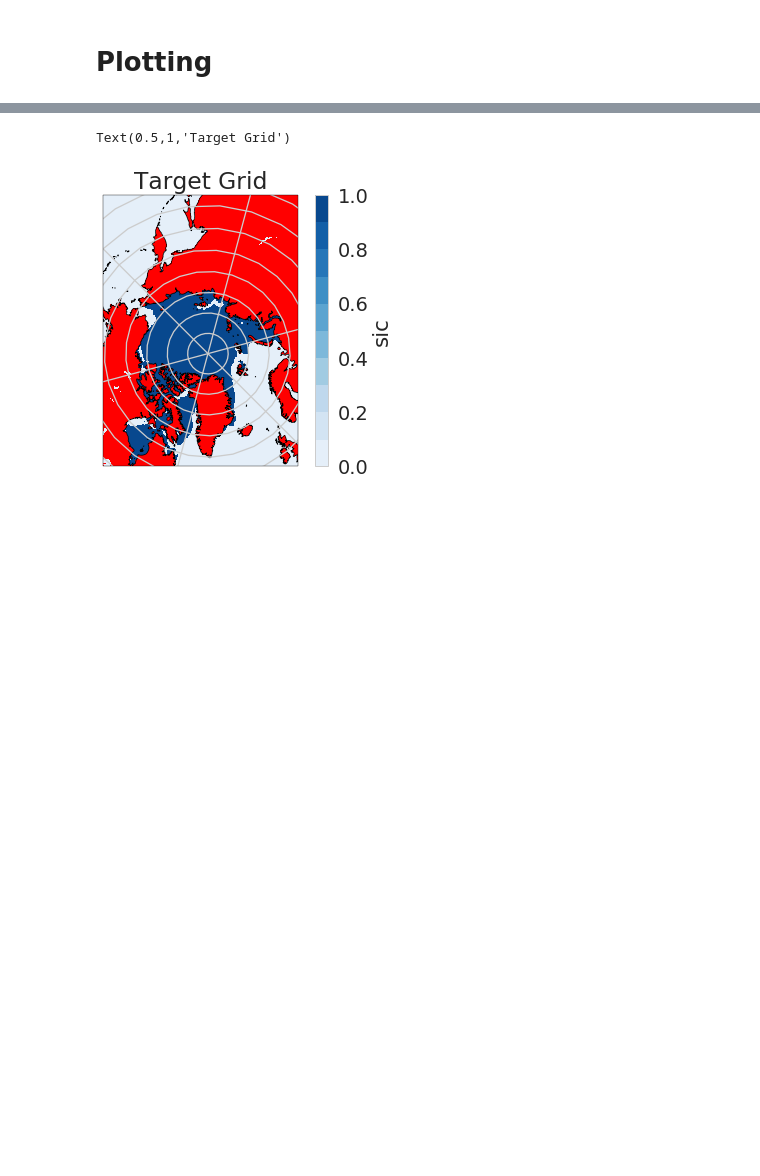
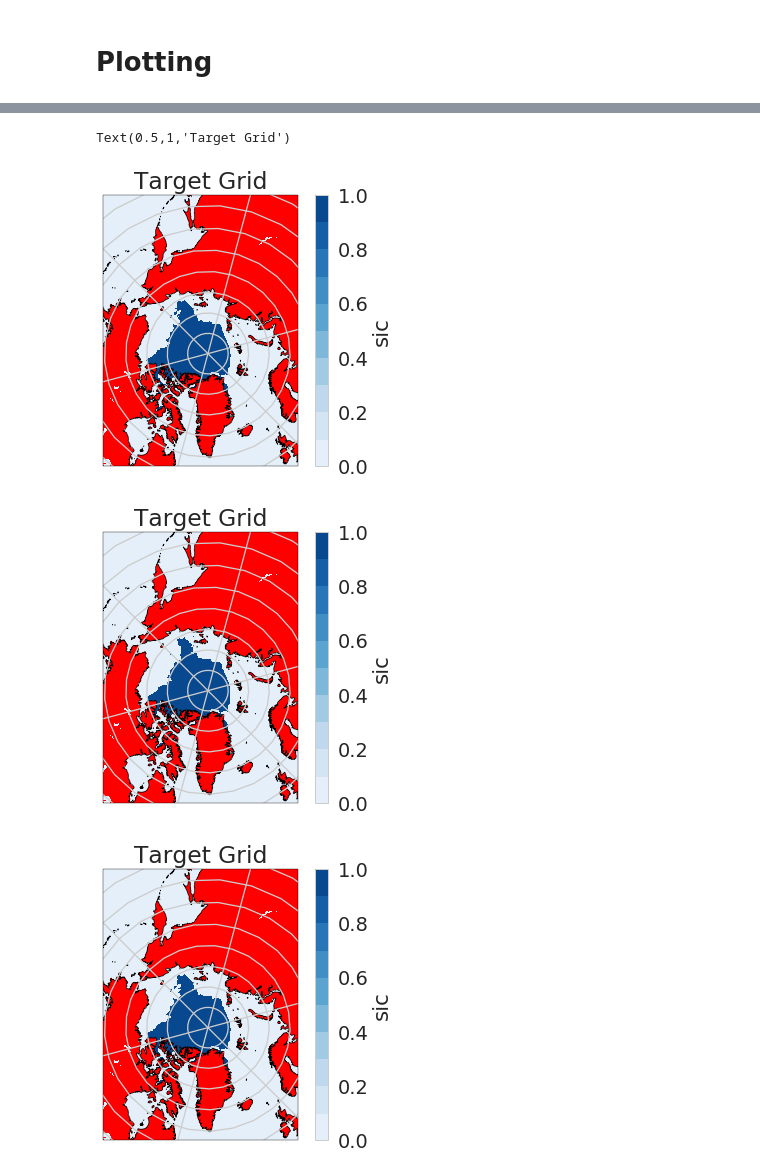
Before and after one commit to NicWayand/ESIO, a Jupyter notebook: notebooks/Regrid_NicoSun.ipynb, the cells around one changed output, grey strips where cells are left out. Drawn from its saved outputs; the diff is of its cells as text; code cells hidden in the pictures; blank space fills up the shorter version.

```diff
--- a/notebooks/Regrid_NicoSun.ipynb
+++ b/notebooks/Regrid_NicoSun.ipynb
@@ -153,7 +200,7 @@ Saved  /home/disk/sipn/nicway/data/model/nicosipn/forecast/sipn_nc/2018_07_Stere
 # %% [markdown]
 # Plotting
 # %%
-sic_all = xr.open_mfdataset('/home/disk/sipn/nicway/data/model/nicosipn/forecast/sipn_nc/2018_07_Stereo.nc')
+sic_all = xr.open_mfdataset('/home/disk/sipn/nicway/data/model/nicosipn/forecast/sipn_nc/2018_08_Stereo.nc')
 sic_all
 # %% [output]
 <xarray.Dataset>
@@ -179,32 +226,47 @@ cmap_sic.set_bad(color = 'red')
 # ax1 = plt.axes(projection=ccrs.PlateCarree())
 # ds_p = ds.sic.isel(fore_time=8).isel(ensemble=0)
 # ds_p.plot.pcolormesh(ax=ax1, x='lon', y='lat',
 #                                  vmin=0, vmax=1,
 #                                  cmap=matplotlib.colors.ListedColormap(sns.color_palette("Blues", 10)),
 #                     transform=ccrs.PlateCarree());
 # ax1.set_extent([-180, 180, -90, 90], crs=ccrs.PlateCarree())
 # gl = ax1.gridlines(crs=ccrs.PlateCarree(), linestyle='-')
 # gl.xlabels_bottom = True
 # gl.ylabels_left = True
 # gl.xformatter = LONGITUDE_FORMATTER
 # gl.yformatter = LATITUDE_FORMATTER
 # ax1.coastlines(linewidth=0.75, color='black', resolution='50m');
 
 # # Plot SIC on target projection
 # (f, ax1) = ice_plot.polar_axis()
 # ds_p.plot.pcolormesh(ax=ax1, x='lon', y='lat',
 #                                      transform=ccrs.PlateCarree(),
 #                                      cmap=cmap_sic)
 # ax1.set_title('Original Grid')
 
 # Plot SIC on target projection
 (f, ax1) = ice_plot.polar_axis()
 ds_p2 = sic_all.sic.isel(init_time=0).isel(fore_time=8).isel(ensemble=0)
 ds_p2.plot.pcolormesh(ax=ax1, x='lon', y='lat',
                                      transform=ccrs.PlateCarree(),
                                      cmap=cmap_sic)
 ax1.set_title('Target Grid')
-sic_all = None
+
+(f, ax1) = ice_plot.polar_axis()
+ds_p2 = sic_all.sic.isel(init_time=0).isel(fore_time=8).isel(ensemble=1)
+ds_p2.plot.pcolormesh(ax=ax1, x='lon', y='lat',
+                                     transform=ccrs.PlateCarree(),
+                                     cmap=cmap_sic)
+ax1.set_title('Target Grid')
+
+(f, ax1) = ice_plot.polar_axis()
+ds_p2 = sic_all.sic.isel(init_time=0).isel(fore_time=8).isel(ensemble=2)
+ds_p2.plot.pcolormesh(ax=ax1, x='lon', y='lat',
+                                     transform=ccrs.PlateCarree(),
+                                     cmap=cmap_sic)
+ax1.set_title('Target Grid')
 # %% [output]
 Text(0.5,1,'Target Grid')
-[figure, old version]
+[figure, new version]
+[figure, added]
+[figure, added]
```
Also changed, not shown: parts of 5 cells of this notebook.
